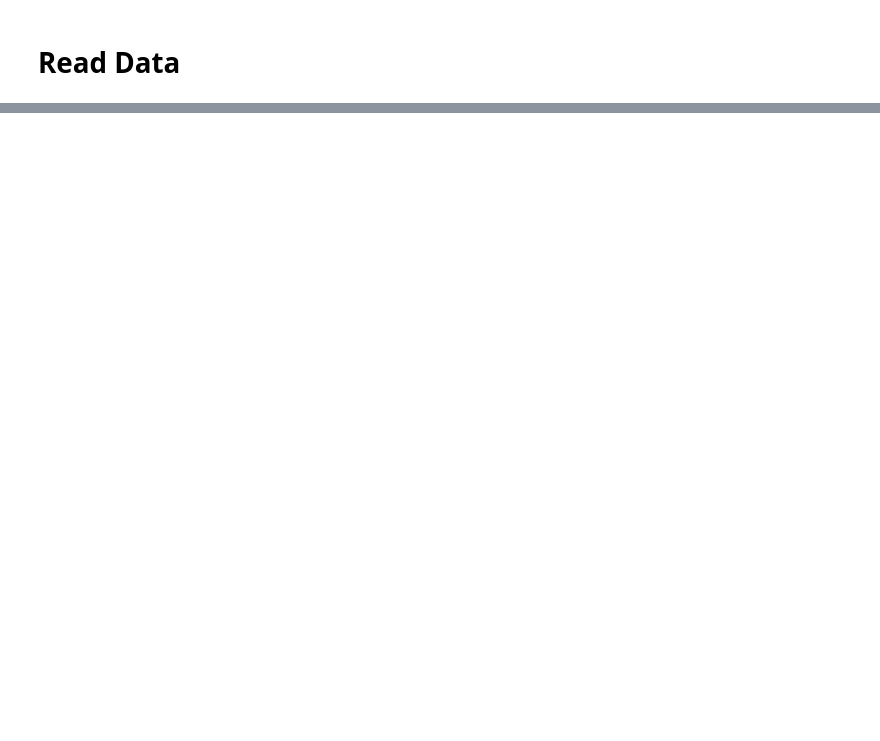
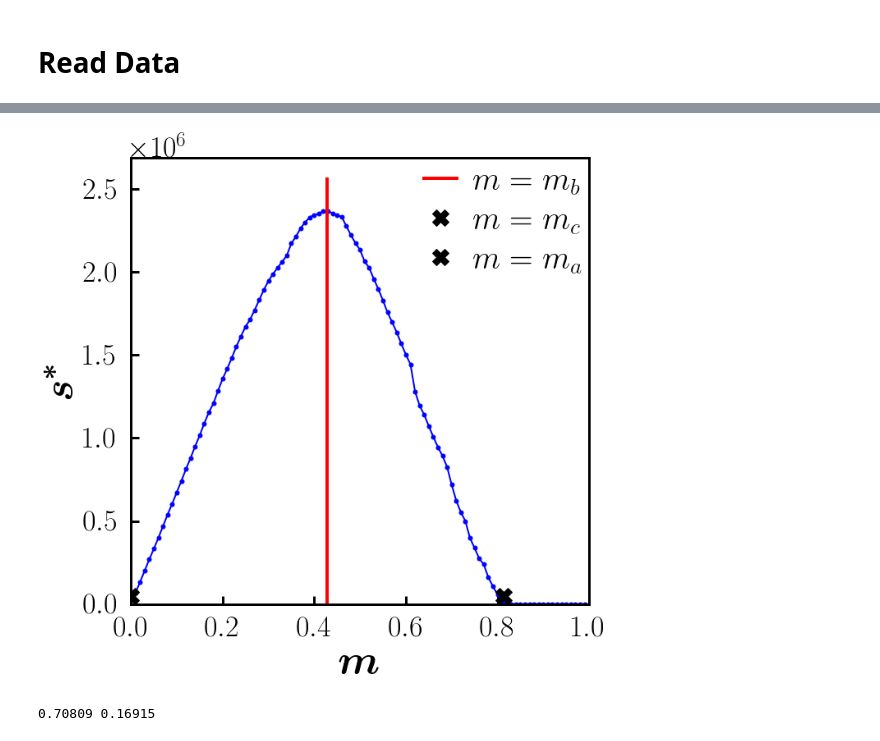
Before and after one commit to hoyunchoi/mBFW, a Jupyter notebook: main-plot.ipynb, the cells around one changed output, grey strips where cells are left out. Drawn from its saved outputs; the diff is of its cells as text; code cells hidden in the pictures; blank space fills up the shorter version.

```diff
--- a/main-plot.ipynb
+++ b/main-plot.ipynb
@@ -1013,0 +301,34 @@ plt.show()
+# %%
+fig, ax = plt.subplots()
+ax.set_rasterized(True)
+
+networkSize = 10240000
+acceptanceThreshold = 0.5
+current = networkSize, acceptanceThreshold
+
+ax.plot(char_size.keys(), char_size.values(), 'bo-', markersize=5, linewidth=2)
+ax.plot([m_g,m_g], [1, 0.25*networkSize], 'r-', label=latex_string("m=m_b"))
+ax.plot(points[current]["m_c"], 5e4, 'kX', markersize=20, label=latex_string("m=m_c"))
+ax.plot(points[current]["m_a"], 5e4, 'kX', markersize=20, label=latex_string("m=m_a"))
+
+ax.set_xlabel(latex_bold_string("m"))
+ax.set_ylabel(latex_bold_string("s^*"))
+ax.legend(loc='best', borderpad=0.1, borderaxespad=0.1)
+ax.set_xlim([0,1])
+ax.set_ylim(bottom=0)
+
+# fig.savefig("../data/mBFW/fig/m_char(N{:.1e},G{:.1f}).pdf".format(*current, tau), bbox_inches = 'tight', pad_inches = 0.1, facecolor = 'w', dpi=100)
+
+fig.show()
+# %% [output]
+[figure, added]
+# %%
+networkSize = 20000
+acceptanceThreshold = 0.9
+current = networkSize, acceptanceThreshold
+print(t_g, m_g)
+# with open("../data/mBFW/points/" + "N{:.1e},G{:.1f}".format(*current) + ".txt", 'a') as file:
+#     file.write("t_g: " + str(t_g) + "\n")
+#     file.write("m_g: " + str(m_g) + "\n")
+# %% [output]
+0.70809 0.16915
```
Also changed, not shown: parts of 58 cells of this notebook, 16 other files.
